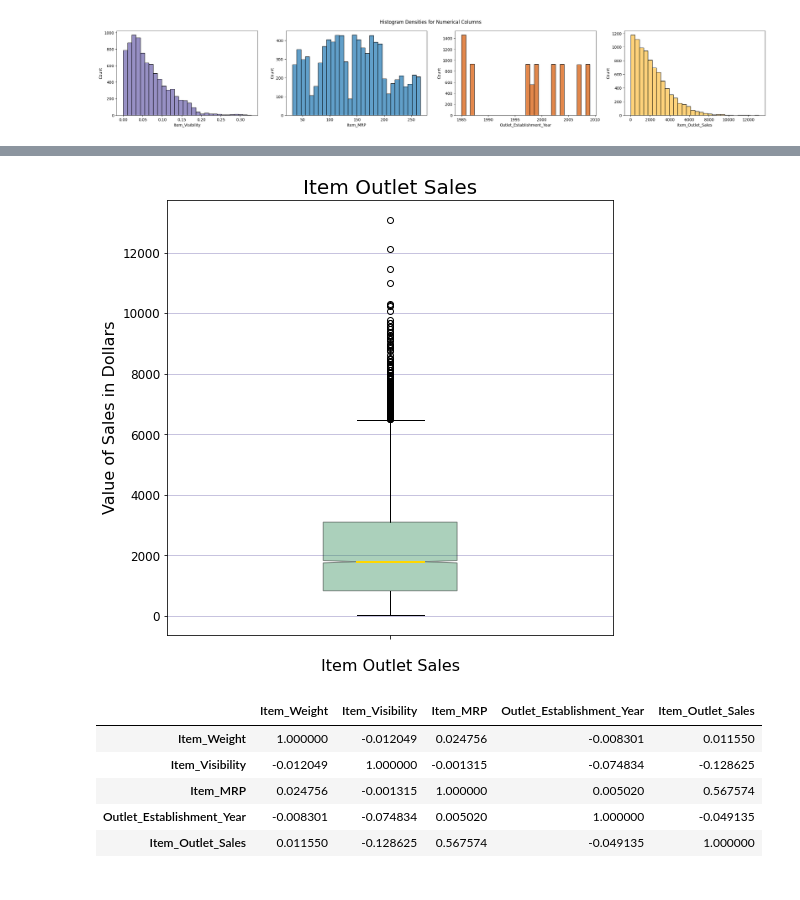
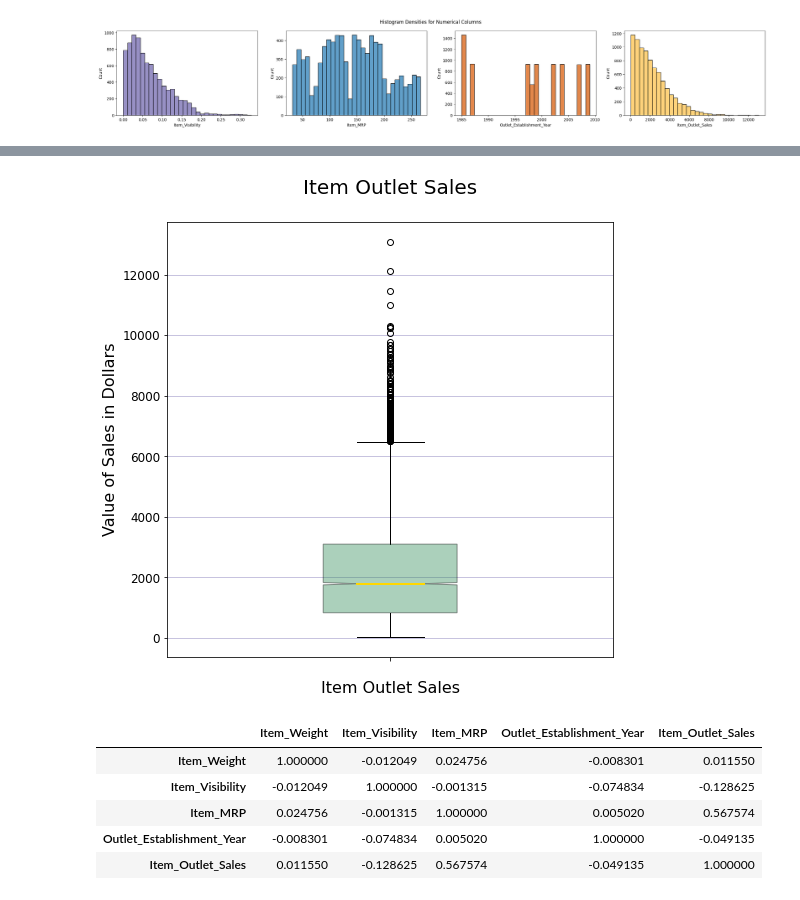
Before and after one commit to starkjones/Food-Sales-Predictions, a Jupyter notebook: Food_Sales_Prediction.ipynb, the cells around one changed output, grey strips where cells are left out. Drawn from its saved outputs; the diff is of its cells as text; code cells hidden in the pictures.

```diff
--- a/Food_Sales_Prediction.ipynb
+++ b/Food_Sales_Prediction.ipynb
@@ -308,24 +308,24 @@ sns.boxplot(data= df, x='Outlet_Location_Type', y='Item_Outlet_Sales', ax=axes[1
 # %%
 fig, bp = plt.subplots(nrows =1, ncols =1, figsize = (8,8))
 
 bp.boxplot([df['Item_Outlet_Sales'], ], notch = True, labels=[' '],
                         widths= .3,
                         patch_artist=True,
                         medianprops=dict(linestyle='-', linewidth =2, color='gold'),
                         boxprops=dict(linestyle='--', color='Black', facecolor='seagreen', alpha=.4));
-bp.set_title('Item Outlet Sales', fontsize = 20);
+bp.set_title('Item Outlet Sales\n', fontsize = 20);
 plt.xlabel('Item Outlet Sales', fontsize=16)
 plt.ylabel('Value of Sales in Dollars', fontsize = 16);
 plt.xticks(fontsize=12);
 plt.yticks(fontsize=12);
 plt.grid(axis='y',c = '#756bb1', alpha = .5)
 
 # Interpretation:
 # Mean outlet sales are estimated to be around $2000.00 with a 95% confidence
 # interval.The majority of sales are within the range of  $1000.00-$3000.00 with
 # max sales above $6000.00 and several outliers that span 6200.00 to 13,000.00 dollars.
 # %% [output]
-[figure, old version]
+[figure, new version]
 # %%
 # Heatmap of the correlation between features.
 correlation = df.corr()
```
Also changed, not shown: parts of 6 cells of this notebook.
